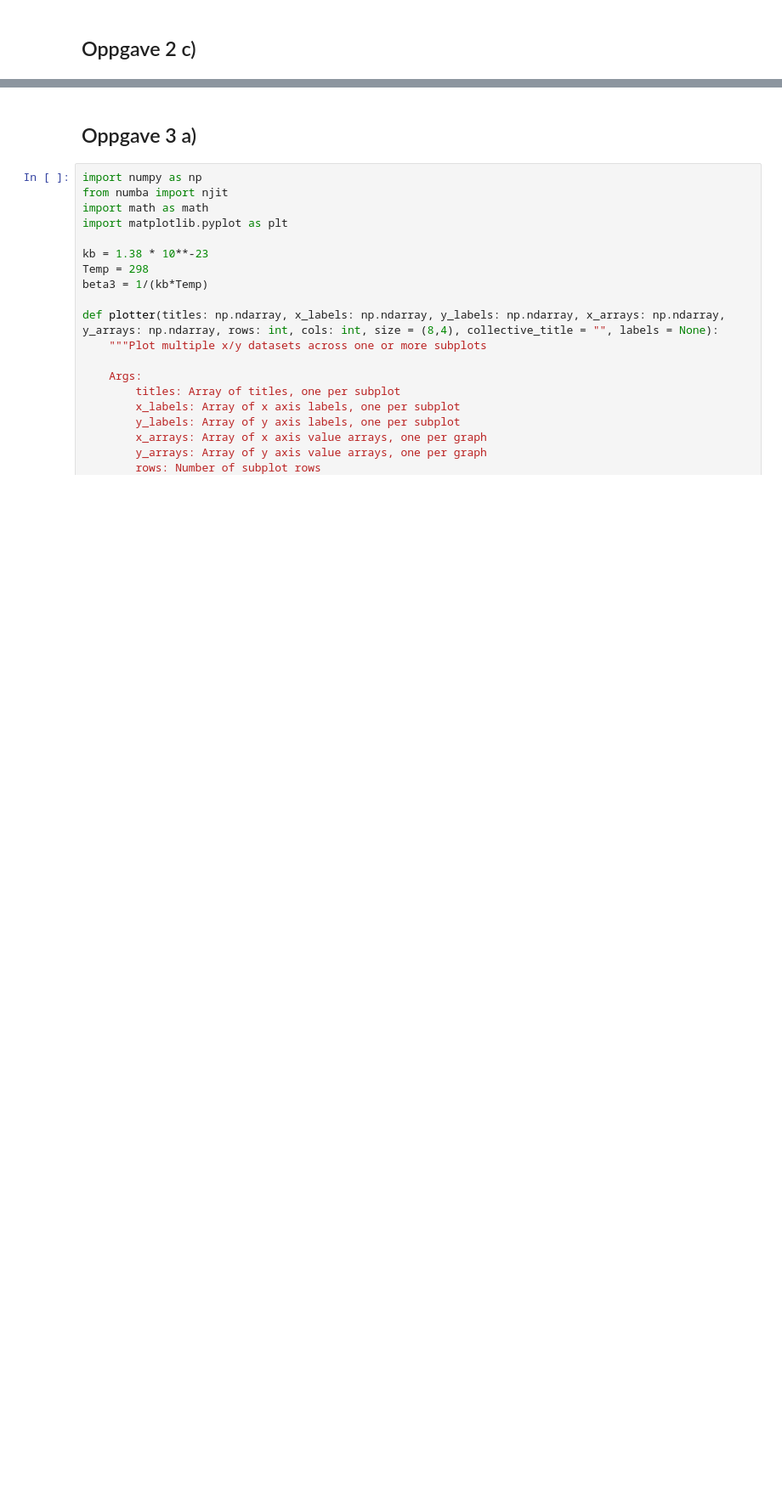
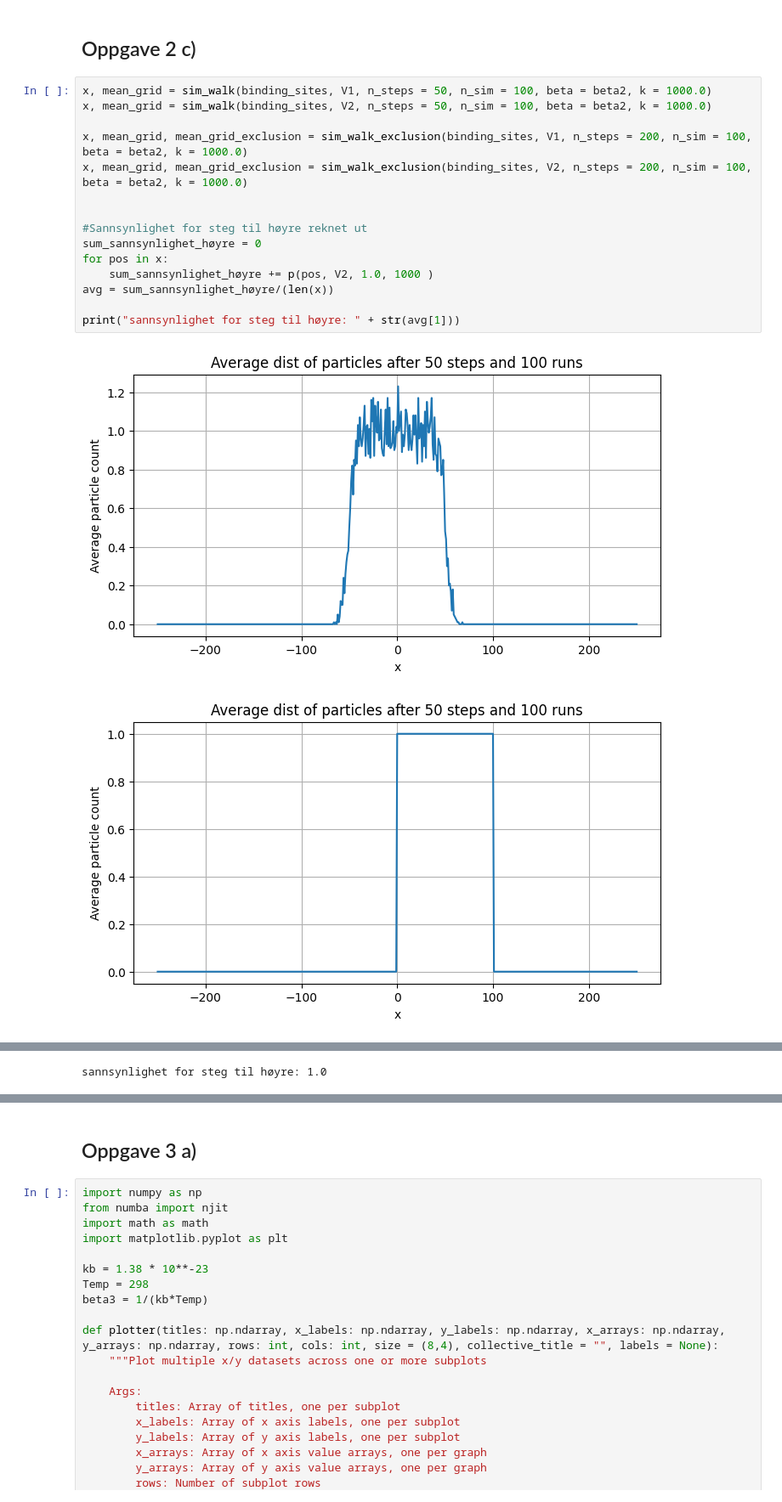
Before and after one commit to KristofferEide06/TMA4320_Project2, a Jupyter notebook: project2.ipynb, the cells around one changed output, grey strips where cells are left out. Shown at 85% size. Drawn from its saved outputs; the diff is of its cells as text; blank space fills up the shorter version.

```diff
--- a/project2.ipynb
+++ b/project2.ipynb
@@ -251,2 +320,20 @@ x, mean_grid, mean_grid_exclusion = sim_walk_exclusion(binding_sites, V2, n_step
 # %% [markdown]
 ## Oppgave 2 c)
+# %%
+x, mean_grid = sim_walk(binding_sites, V1, n_steps = 50, n_sim = 100, beta = beta2, k = 1000.0)
+x, mean_grid = sim_walk(binding_sites, V2, n_steps = 50, n_sim = 100, beta = beta2, k = 1000.0)
+
+x, mean_grid, mean_grid_exclusion = sim_walk_exclusion(binding_sites, V1, n_steps = 200, n_sim = 100, beta = beta2, k = 1000.0)
+x, mean_grid, mean_grid_exclusion = sim_walk_exclusion(binding_sites, V2, n_steps = 200, n_sim = 100, beta = beta2, k = 1000.0)
+
+
+#Sannsynlighet for steg til høyre reknet ut
+sum_sannsynlighet_høyre = 0
+for pos in x:
+    sum_sannsynlighet_høyre += p(pos, V2, 1.0, 1000 )
+avg = sum_sannsynlighet_høyre/(len(x))
+
+print("sannsynlighet for steg til høyre: " + str(avg[1]))
+# %% [output]
+[figure, added]
+[figure, added]
@@ -253 +342,2 @@ x, mean_grid, mean_grid_exclusion = sim_walk_exclusion(binding_sites, V2, n_step
+sannsynlighet for steg til høyre: 1.0
 # %% [markdown]
```
Also changed, not shown: parts of 15 cells of this notebook.
